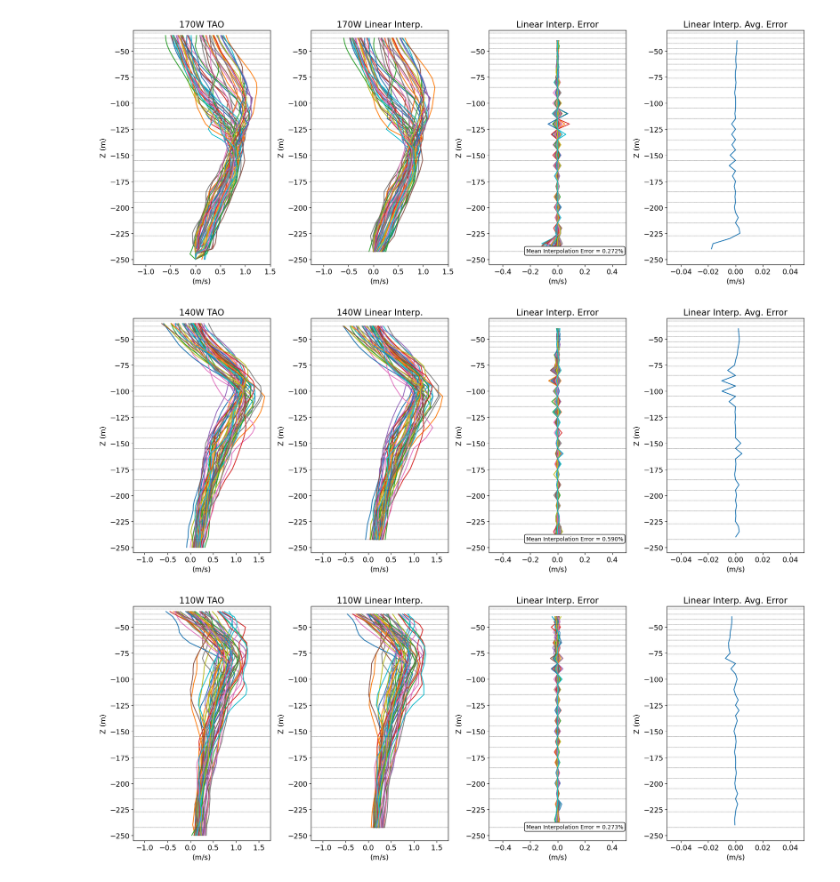
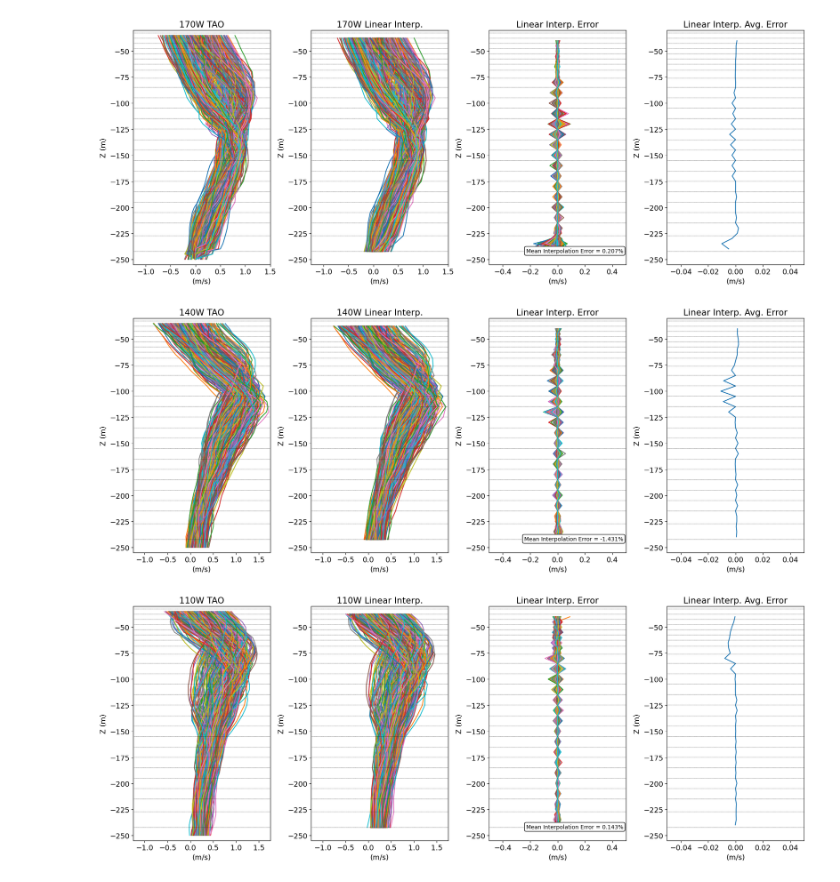
Before and after one commit to eldavenport/TPOSE6_VelocityAssim, a Jupyter notebook: StructuralError/linear_interpolation_error.ipynb, the cells around one changed output. Saved outputs shown, nothing was run; the diff lists cells and outputs as text; code cells hidden in the pictures.

Commit message:
estimating linear interpolation error over more samples

```diff
--- a/StructuralError/linear_interpolation_error.ipynb
+++ b/StructuralError/linear_interpolation_error.ipynb
@@ -197,7 +194,7 @@ V6_TAO_170 = V6_TAO_170.where(~np.isnan(V6_TAO_170),0.0)
 V6_170 = V6_170.where(~np.isnan(V6_170),0.0)
 # %%
 # select 100 random profiles
-num_profiles = 50
+num_profiles = 500
 prof_idx = np.random.choice(U6_TAO_140.time.size, num_profiles, replace=False)
 U6_TAO_140 = U6_TAO_140.isel(time=prof_idx)
 V6_TAO_140 = V6_TAO_140.isel(time=prof_idx)
@@ -261,7 +258,7 @@ textstr = f"Mean Interpolation Error = {np.nanmean(interp_error):.3f}%"
 
 # Add text box
 ax[2].text(
-    0.98, 0.07, textstr,
+    0.98, 0.05, textstr,
     transform=ax[2].transAxes,  # axes fraction
     fontsize=10,
     verticalalignment='top',
@@ -269,8 +266,9 @@ ax[2].text(
     bbox=dict(boxstyle='round', facecolor='white', alpha=1.0)
 )
 
-
-ax[3].plot((U6_interp_170_grid - U6_TAO_170).mean(dim='time'), U6_interp_170_grid.Z)
+error = (U6_interp_170_grid - U6_TAO_170)
+ax[3].plot(error.mean(dim='time'), U6_interp_170_grid.Z, color='tab:blue')
+ax[3].fill_betweenx(U6_interp_170_grid.Z,error.mean(dim='time')-error.std(dim='time'),error.mean(dim='time')+error.std(dim='time'),color='tab:blue', alpha=0.25,label='_nolabel_')
 ax[3].set_title('Linear Interp. Avg. Error')
 ax[3].set_xlabel('(m/s)')
 ax[3].set_ylabel('Z (m)')
@@ -279,9 +277,9 @@ ax[3].set_ylim(-255,-30)
 ax[3].set_xlim(-0.05, 0.05)
 
 plt.tight_layout()
-plt.savefig('ADCP_Profiles_170W_RandomSelection_WithLinearInterp.png')
+plt.savefig('ADCP_Profiles_170W_RandomSelection_WithLinearInterp_500.png')
 # %% [output]
-[figure, old version]
+[figure, new version]
 # %%
 fig, ax = plt.subplots(figsize=(18, 7),ncols=4)
 ax[0].plot(U6_TAO_140.T, U6_TAO_140.Z)
@@ -306,37 +304,39 @@ U6_interp_140_grid = U6_interp_140.interp(Z=U6_TAO_140.Z.values, method='linear'
 ax[2].plot((U6_interp_140_grid - U6_TAO_140).T, U6_interp_140_grid.Z)
 ax[2].set_title('Linear Interp. Error')
 ax[2].set_xlabel('(m/s)')
 ax[2].set_ylabel('Z (m)')
 ax[2].hlines(ds.Z.values, -1.5, 1.5, linewidth=0.35, color='k', linestyle='--')
 ax[2].set_ylim(-255,-30)
 ax[2].set_xlim(-0.5, 0.5)
 
 interp_error = (U6_interp_140_grid - U6_TAO_140)/U6_TAO_140 * 100.0
 textstr = f"Mean Interpolation Error = {interp_error.mean():.3f}%"
 
 # Add text box
 ax[2].text(
-    0.98, 0.07, textstr,
+    0.98, 0.05, textstr,
     transform=ax[2].transAxes,  # axes fraction
     fontsize=10,
     verticalalignment='top',
     horizontalalignment='right',
     bbox=dict(boxstyle='round', facecolor='white', alpha=1.0)
 )
 
 
-ax[3].plot((U6_interp_140_grid - U6_TAO_140).mean(dim='time'), U6_interp_140_grid.Z)
+error = (U6_interp_140_grid - U6_TAO_140)
+ax[3].plot(error.mean(dim='time'), U6_interp_140_grid.Z, color='tab:blue')
+ax[3].fill_betweenx(U6_interp_140_grid.Z,error.mean(dim='time')-error.std(dim='time'),error.mean(dim='time')+error.std(dim='time'),color='tab:blue', alpha=0.25,label='_nolabel_')
 ax[3].set_title('Linear Interp. Avg. Error')
 ax[3].set_xlabel('(m/s)')
 ax[3].set_ylabel('Z (m)')
 ax[3].hlines(ds.Z.values, -1.5, 1.5, linewidth=0.35, color='k', linestyle='--')
 ax[3].set_ylim(-255,-30)
 ax[3].set_xlim(-0.05, 0.05)
 
 plt.tight_layout()
-plt.savefig('ADCP_Profiles_140W_RandomSelection_WithLinearInterp.png')
+plt.savefig('ADCP_Profiles_140W_RandomSelection_WithLinearInterp_500.png')
 # %% [output]
-[figure, old version]
+[figure, new version]
 # %%
 fig, ax = plt.subplots(figsize=(18, 7),ncols=4)
 ax[0].plot(U6_TAO_110.T, U6_TAO_110.Z)
@@ -371,7 +371,7 @@ textstr = f"Mean Interpolation Error = {interp_error.mean():.3f}%"
 
 # Add text box
 ax[2].text(
-    0.98, 0.07, textstr,
+    0.98, 0.05, textstr,
     transform=ax[2].transAxes,  # axes fraction
     fontsize=10,
     verticalalignment='top',
@@ -379,7 +379,9 @@ ax[2].text(
     bbox=dict(boxstyle='round', facecolor='white', alpha=1.0)
 )
 
-ax[3].plot((U6_interp_110_grid - U6_TAO_110).mean(dim='time'), U6_interp_110_grid.Z)
+error = (U6_interp_110_grid - U6_TAO_110)
+ax[3].plot(error.mean(dim='time'), U6_interp_110_grid.Z, color='tab:blue')
+ax[3].fill_betweenx(U6_interp_110_grid.Z,error.mean(dim='time')-error.std(dim='time'),error.mean(dim='time')+error.std(dim='time'),color='tab:blue', alpha=0.25,label='_nolabel_')
 ax[3].set_title('Linear Interp. Avg. Error')
 ax[3].set_xlabel('(m/s)')
 ax[3].set_ylabel('Z (m)')
@@ -389,8 +391,8 @@ ax[3].set_xlim(-0.05, 0.05)
 
 
 plt.tight_layout()
-plt.savefig('ADCP_Profiles_110W_RandomSelection_WithLinearInterp.png')
+plt.savefig('ADCP_Profiles_110W_RandomSelection_WithLinearInterp_500.png')
 # %% [output]
-[figure, old version]
+[figure, new version]
 # %%
 client.shutdown()
```
Also changed, not shown: parts of 1 cell of this notebook, 3 other files.
